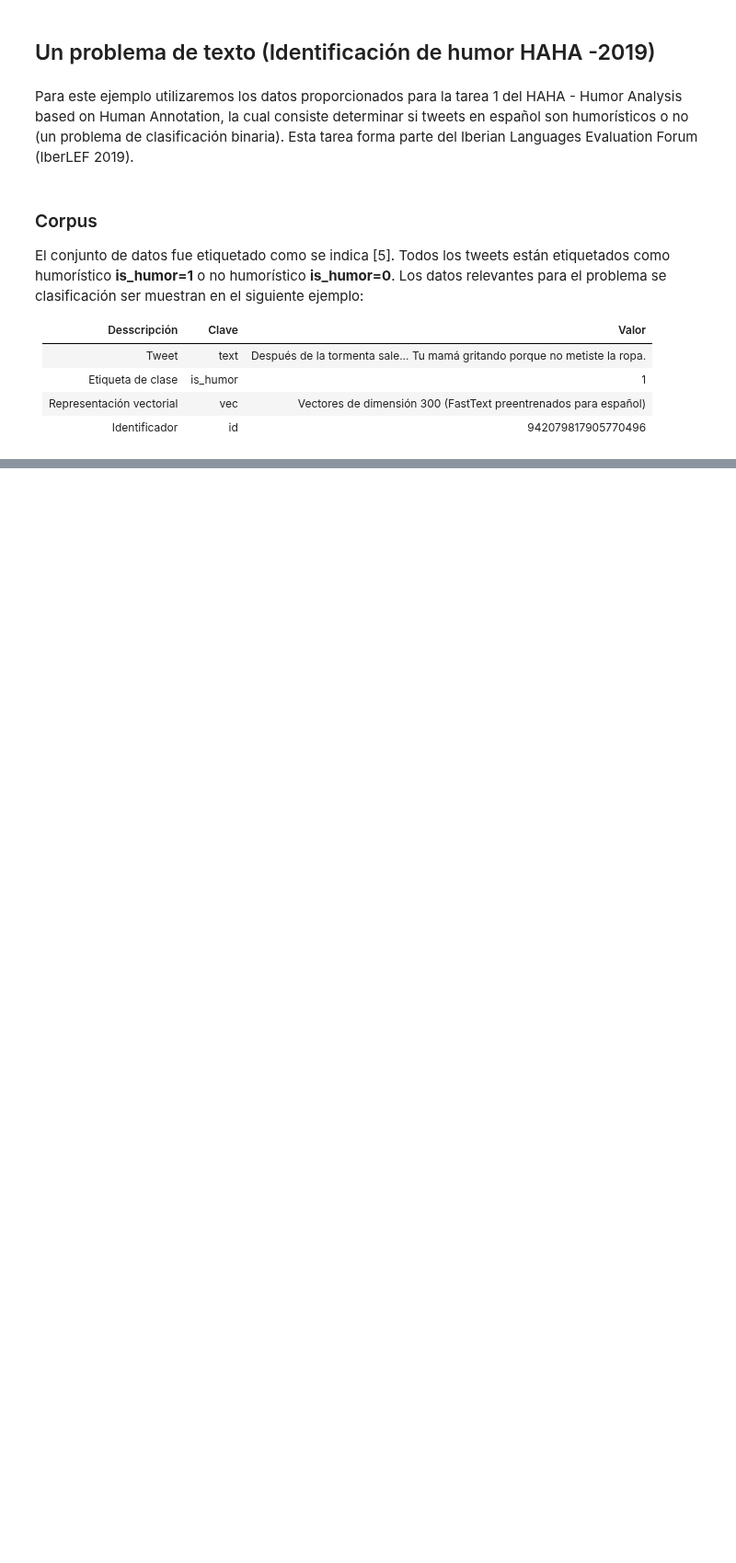
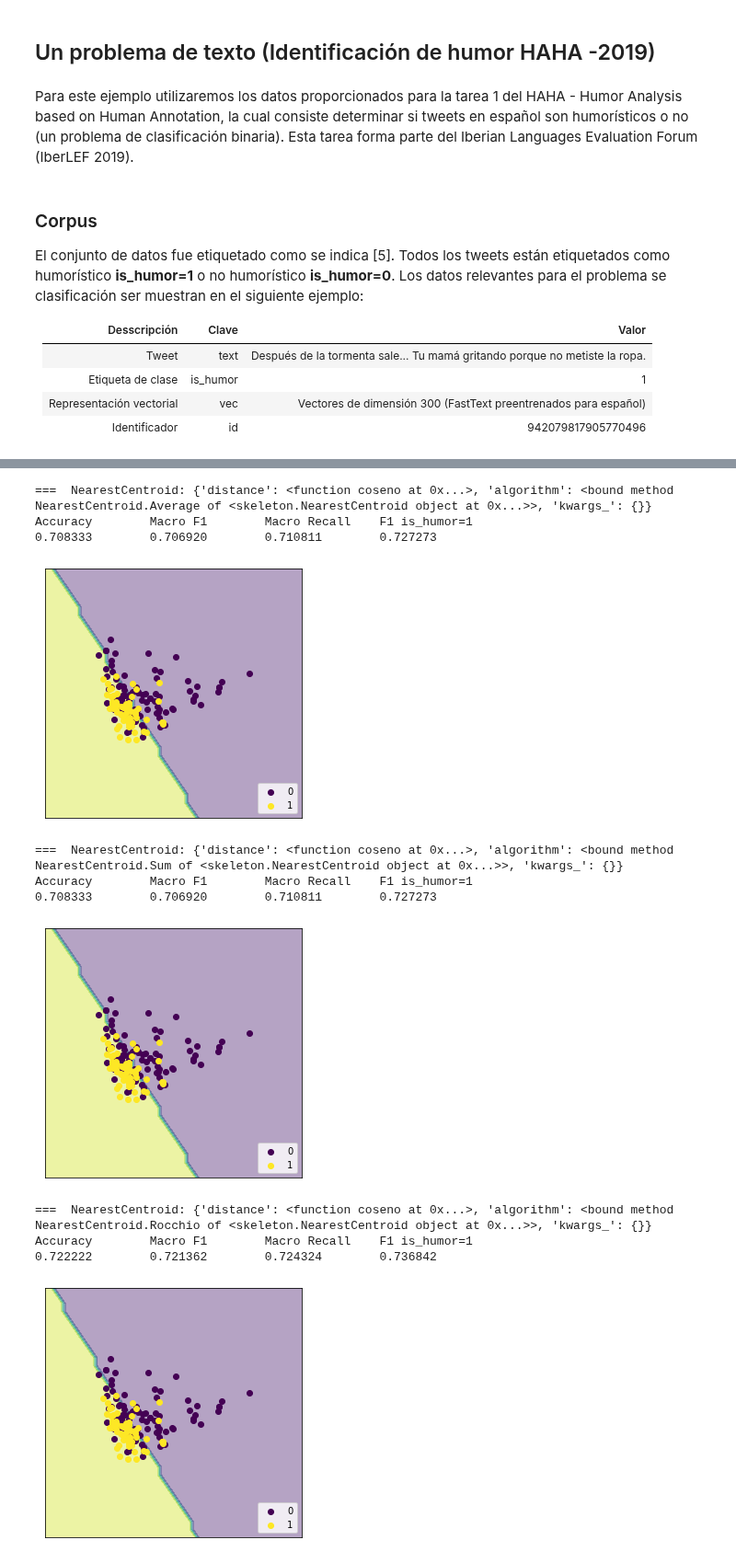
Before and after one commit to angelgarcan/public, a Jupyter notebook: B5_Clasificacion/aga-clasificacion.ipynb, the cells around one changed output, grey strips where cells are left out. Shown at 92% size. Saved outputs shown, nothing was run; the diff lists cells and outputs as text; code cells hidden in the pictures; blank space fills up the shorter version.

```diff
--- a/B5_Clasificacion/aga-clasificacion.ipynb
+++ b/B5_Clasificacion/aga-clasificacion.ipynb
@@ -78,22 +85,35 @@ test_data=pd.read_json('data/haha_test_ft_pre_min10.json',lines=True)
 train,y_train=np.array([np.array(x) for x in train_data.vec]),np.array(train_data.is_humor)
 test,y_test=np.array([np.array(x) for x in test_data.vec]),np.array(test_data.is_humor)
 # %%
-P={"FastText":{"Accuracy":0.80905,"Macro F1":0.79327,"Macro Recall":0.78690,"F1 is_humor=1":0.73614}} #Performance
+P={"FastText":{"Accuracy":0.809050,"Macro F1":0.793270,"Macro Recall":0.786900,"F1 is_humor=1":0.736140}} #Performance
 
 P["NC.cos.avg"]=testClassifier(NearestCentroid(distance='coseno',centroid_type='Average'),train,y_train,test,y_test)
 P["NC.cos.sum"]=testClassifier(NearestCentroid(distance='coseno',centroid_type='Sum'),train,y_train,test,y_test)
 P["NC.cos.rocchio"]=testClassifier(NearestCentroid(distance='coseno',centroid_type='Rocchio'),train,y_train,test,y_test)
 P["NC.cos.nsum"]=testClassifier(NearestCentroid(distance='coseno',centroid_type='NormSum'),train,y_train,test,y_test)
 
 P["KNN.cos.u"]=testClassifier(kNN(distance='coseno',k=5,weight_type='uniform'),train,y_train,test,y_test)
 P["KNN.cos.m"]=testClassifier(kNN(distance='coseno',k=5,weight_type='mean_dist'),train,y_train,test,y_test)
 P["KNN.cos.w"]=testClassifier(kNN(distance='coseno',k=5,weight_type='weighed_dist'),train,y_train,test,y_test)
 
 P["NC.euc.avg"]=testClassifier(NearestCentroid(distance='euclidiana',centroid_type='Average'),train,y_train,test,y_test)
 P["NC.euc.sum"]=testClassifier(NearestCentroid(distance='euclidiana',centroid_type='Sum'),train,y_train,test,y_test)
 P["NC.euc.rocchio"]=testClassifier(NearestCentroid(distance='euclidiana',centroid_type='Rocchio'),train,y_train,test,y_test)
 P["NC.euc.nsum"]=testClassifier(NearestCentroid(distance='euclidiana',centroid_type='NormSum'),train,y_train,test,y_test)
 
 P["KNN.euc.u"]=testClassifier(kNN(distance='euclidiana',k=5,weight_type='uniform'),train,y_train,test,y_test)
 P["KNN.euc.m"]=testClassifier(kNN(distance='euclidiana',k=5,weight_type='mean_dist'),train,y_train,test,y_test)
 P["KNN.euc.w"]=testClassifier(kNN(distance='euclidiana',k=5,weight_type='weighed_dist'),train,y_train,test,y_test)
+# %% [output]
+===  NearestCentroid: {'distance': <function coseno at 0x...>, 'algorithm': <bound method NearestCentroid.Average of <skeleton.NearestCentroid object at 0x...>>, 'kwargs_': {}}
+Accuracy        Macro F1        Macro Recall    F1 is_humor=1
+0.708333        0.706920        0.710811        0.727273
+[figure, added]
+===  NearestCentroid: {'distance': <function coseno at 0x...>, 'algorithm': <bound method NearestCentroid.Sum of <skeleton.NearestCentroid object at 0x...>>, 'kwargs_': {}}
+Accuracy        Macro F1        Macro Recall    F1 is_humor=1
+0.708333        0.706920        0.710811        0.727273
+[figure, added]
+===  NearestCentroid: {'distance': <function coseno at 0x...>, 'algorithm': <bound method NearestCentroid.Rocchio of <skeleton.NearestCentroid object at 0x...>>, 'kwargs_': {}}
+Accuracy        Macro F1        Macro Recall    F1 is_humor=1
+0.722222        0.721362        0.724324        0.736842
+[figure, added]
```
Also changed, not shown: parts of 11 cells of this notebook, 1 other file.
